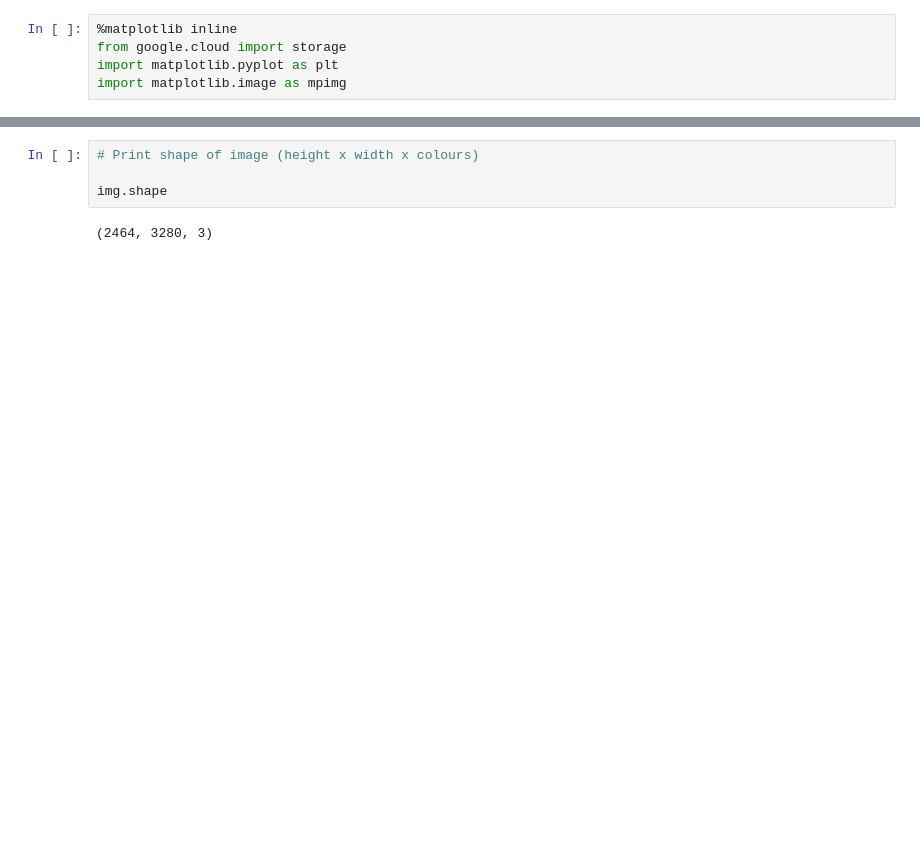
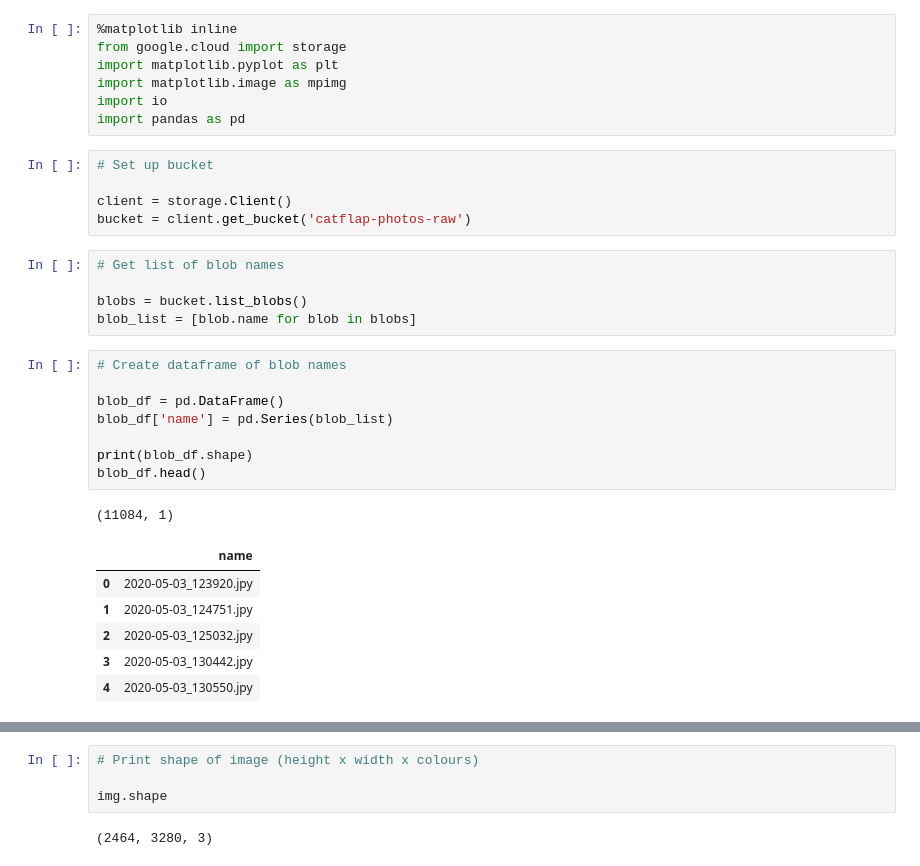
Before and after one commit to oliparson/cat-detection, a Jupyter notebook: analyse_photos.ipynb, the cells around one changed output, grey strips where cells are left out. Saved outputs shown, nothing was run; the diff lists cells and outputs as text; blank space fills up the shorter version.

```diff
--- a/analyse_photos.ipynb
+++ b/analyse_photos.ipynb
@@ -3,3 +3,31 @@
 from google.cloud import storage
 import matplotlib.pyplot as plt
 import matplotlib.image as mpimg
+import io
+import pandas as pd
+# %%
+# Set up bucket
+
+client = storage.Client()
+bucket = client.get_bucket('catflap-photos-raw')
+# %%
+# Get list of blob names
+
+blobs = bucket.list_blobs()
+blob_list = [blob.name for blob in blobs]
+# %%
+# Create dataframe of blob names
+
+blob_df = pd.DataFrame()
+blob_df['name'] = pd.Series(blob_list)
+
+print(blob_df.shape)
+blob_df.head()
+# %% [output]
+(11084, 1)
+|  | name |
+| 0 | 2020-05-03_123920.jpy |
+| 1 | 2020-05-03_124751.jpy |
+| 2 | 2020-05-03_125032.jpy |
+| 3 | 2020-05-03_130442.jpy |
+| 4 | 2020-05-03_130550.jpy |
```
Also changed, not shown: parts of 5 cells of this notebook.
